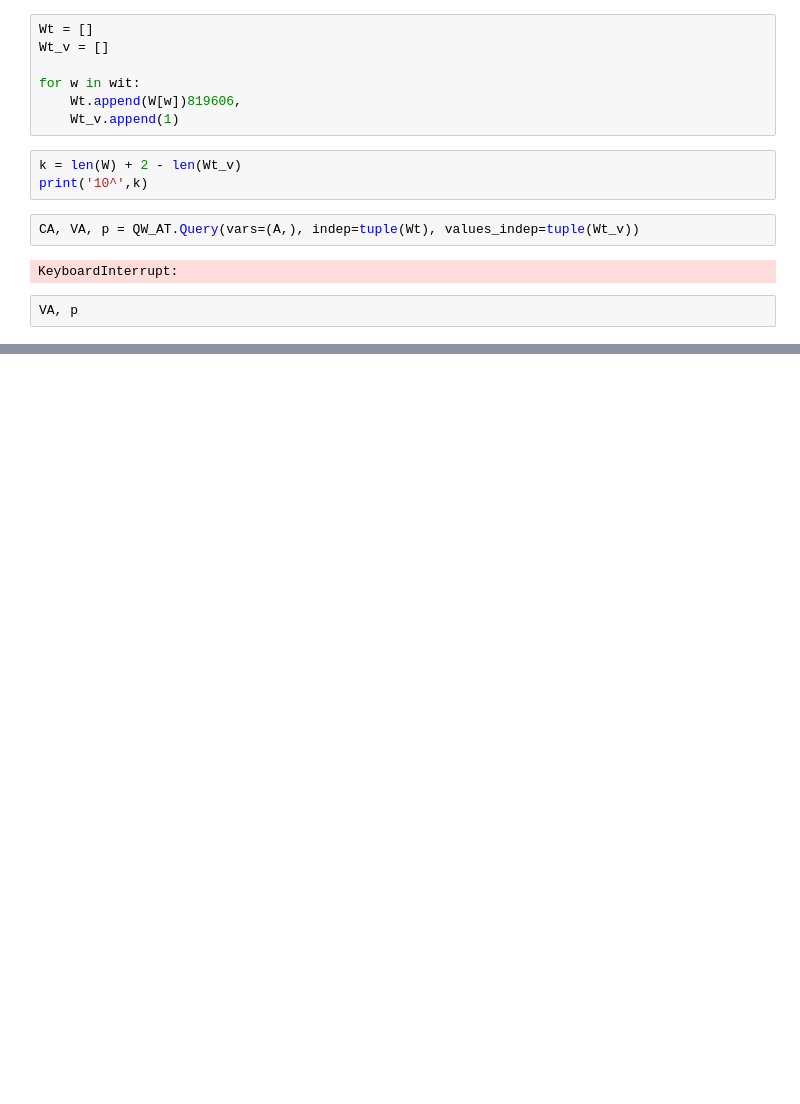
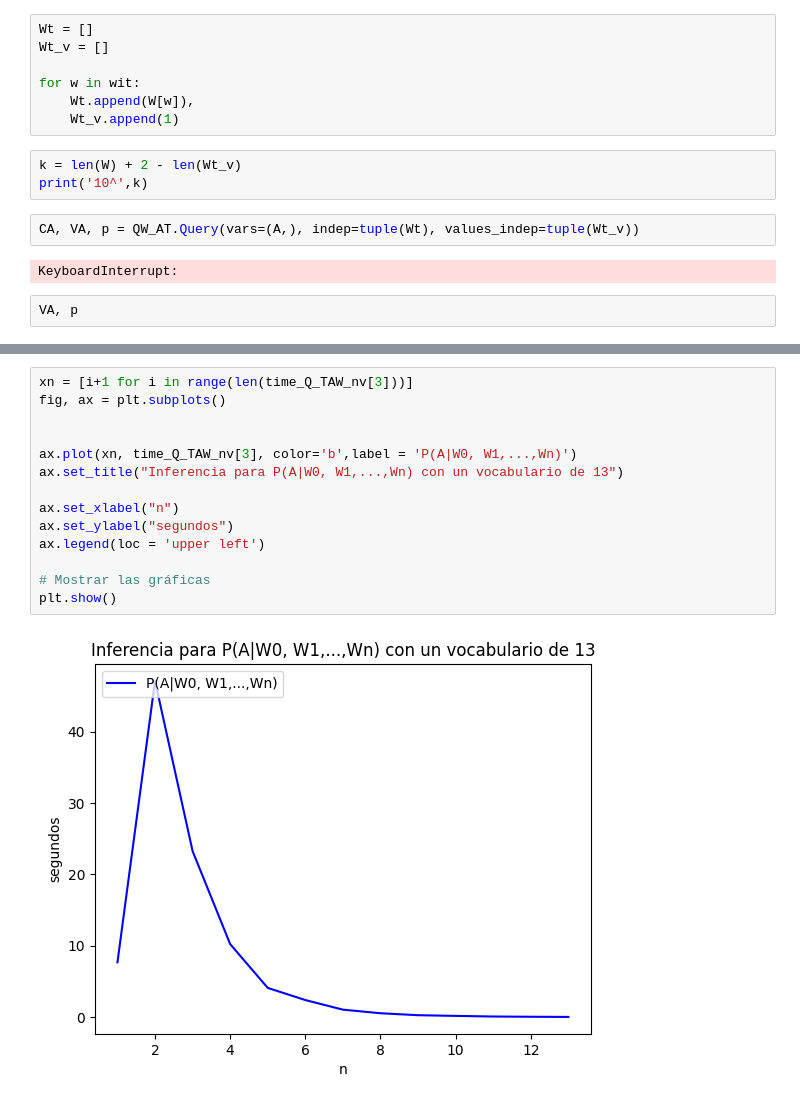
Before and after one commit to robertorys/Tesis, a Jupyter notebook: Test_mib_v2_3.ipynb, the cells around one changed output, grey strips where cells are left out. Drawn from its saved outputs; the diff is of its cells as text; blank space fills up the shorter version.

```diff
--- a/Test_mib_v2_3.ipynb
+++ b/Test_mib_v2_3.ipynb
@@ -969,7 +969,7 @@ Wt = []
 Wt_v = []
 
 for w in wit:
-    Wt.append(W[w])819606,
+    Wt.append(W[w]),
     Wt_v.append(1)
 # %%
 k = len(W) + 2 - len(Wt_v)
@@ -982,0 +1059,16 @@ VA, p
+# %%
+xn = [i+1 for i in range(len(time_Q_TAW_nv[3]))]
+fig, ax = plt.subplots()
+
+
+ax.plot(xn, time_Q_TAW_nv[3], color='b',label = 'P(A|W0, W1,...,Wn)')
+ax.set_title("Inferencia para P(A|W0, W1,...,Wn) con un vocabulario de 13")
+
+ax.set_xlabel("n")
+ax.set_ylabel("segundos")
+ax.legend(loc = 'upper left')
+
+# Mostrar las gráficas
+plt.show()
+# %% [output]
+[figure, added]
```
Also changed, not shown: parts of 6 cells of this notebook, 1 other file.
